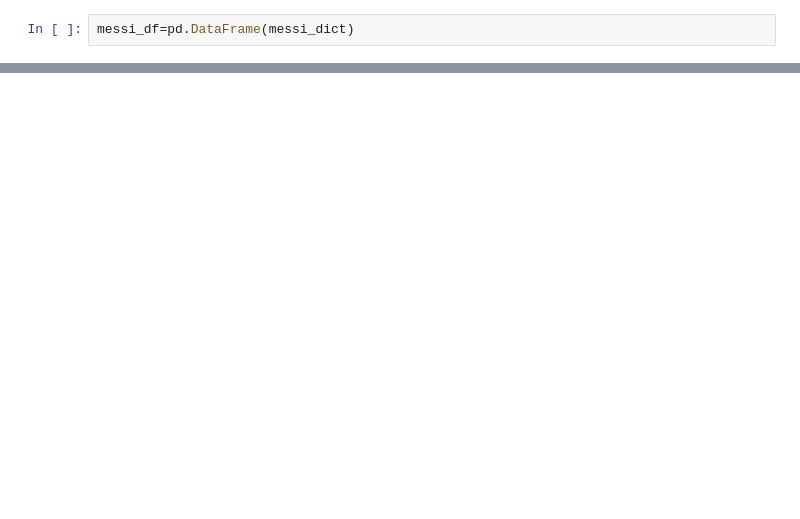
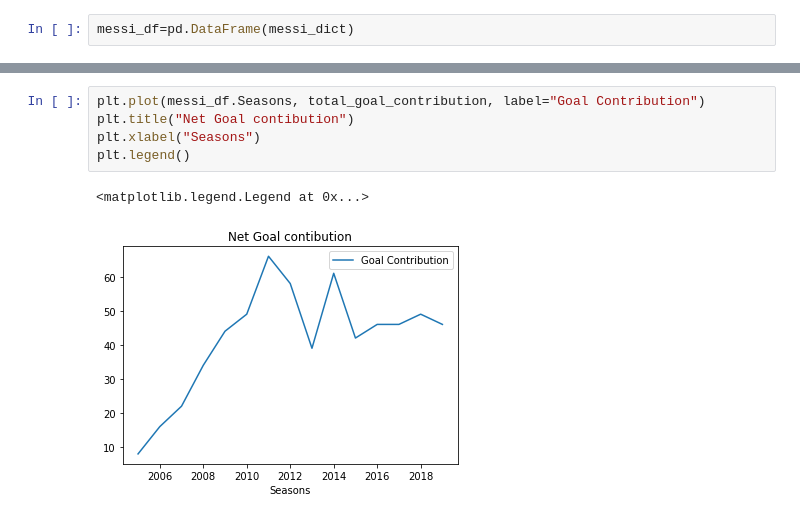
Before and after one commit to Pandey23000Om/European_Football, a Jupyter notebook: Messi_Stats.ipynb, the cells around one changed output, grey strips where cells are left out. Saved outputs shown, nothing was run; the diff lists cells and outputs as text; blank space fills up the shorter version.

```diff
--- a/Messi_Stats.ipynb
+++ b/Messi_Stats.ipynb
@@ -83,0 +91,8 @@ plt.plot(messi_df.Seasons, messi_df.Assists/messi_df.Appearances, label="Assists
+# %%
+plt.plot(messi_df.Seasons, total_goal_contribution, label="Goal Contribution")
+plt.title("Net Goal contibution")
+plt.xlabel("Seasons")
+plt.legend()
+# %% [output]
+<matplotlib.legend.Legend at 0x...>
+[figure, added]
```
Also changed, not shown: parts of 13 cells of this notebook.
